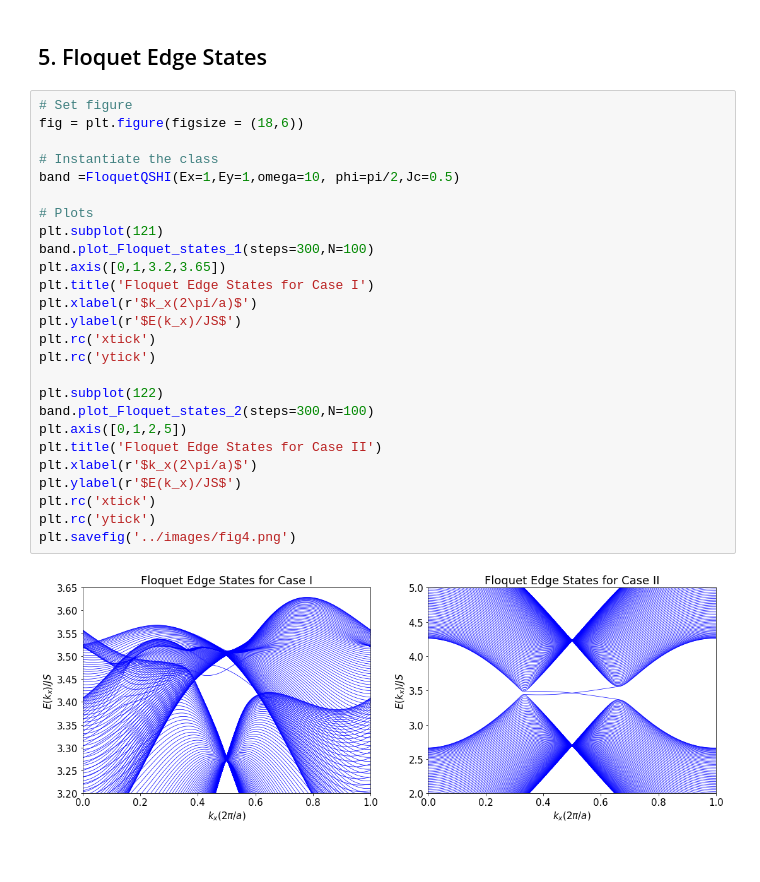
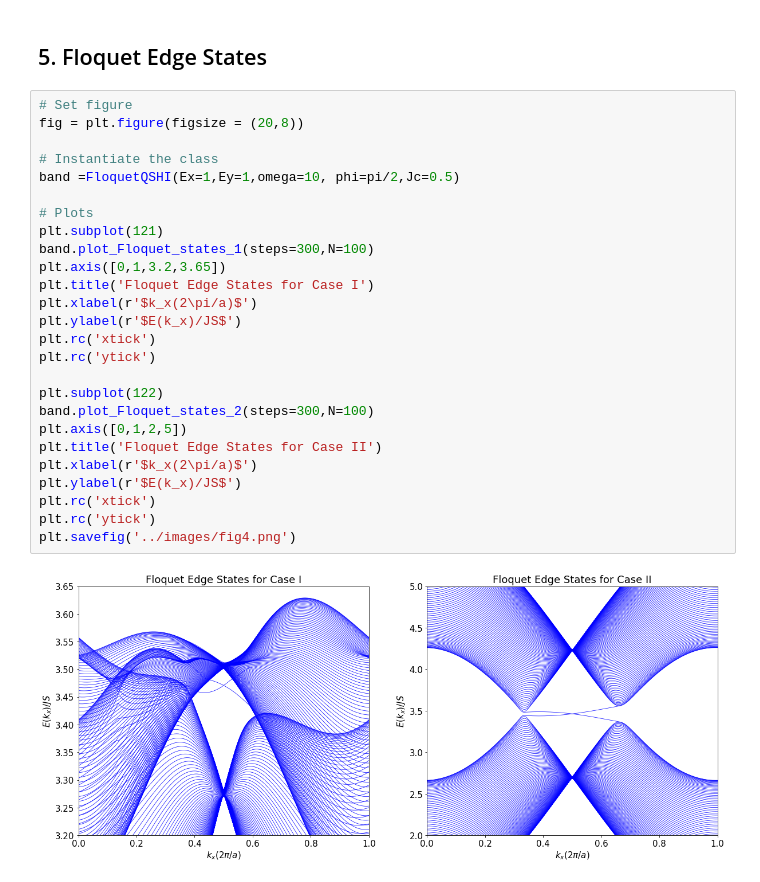
Before and after one commit to Owerre/physics-research, a Jupyter notebook: notebooks/02-floquet_QSHI.ipynb, the cells around one changed output. Drawn from its saved outputs; the diff is of its cells as text; blank space fills up the shorter version.

```diff
--- a/notebooks/02-floquet_QSHI.ipynb
+++ b/notebooks/02-floquet_QSHI.ipynb
@@ -144,29 +146,29 @@ plt.savefig('../images/fig3.png')
 ## 5. Floquet Edge States
 # %%
 # Set figure
-fig = plt.figure(figsize = (18,6))
+fig = plt.figure(figsize = (20,8))
 
 # Instantiate the class
 band =FloquetQSHI(Ex=1,Ey=1,omega=10, phi=pi/2,Jc=0.5)
 
 # Plots
 plt.subplot(121)
 band.plot_Floquet_states_1(steps=300,N=100)
 plt.axis([0,1,3.2,3.65])
 plt.title('Floquet Edge States for Case I')
 plt.xlabel(r'$k_x(2\pi/a)$')
 plt.ylabel(r'$E(k_x)/JS$')
 plt.rc('xtick')
 plt.rc('ytick')
 
 plt.subplot(122)
 band.plot_Floquet_states_2(steps=300,N=100)
 plt.axis([0,1,2,5])
 plt.title('Floquet Edge States for Case II')
 plt.xlabel(r'$k_x(2\pi/a)$')
 plt.ylabel(r'$E(k_x)/JS$')
 plt.rc('xtick')
 plt.rc('ytick')
 plt.savefig('../images/fig4.png')
 # %% [output]
-[figure, old version]
+[figure, new version]
```
Also changed, not shown: parts of 3 cells of this notebook, 7 other files.
